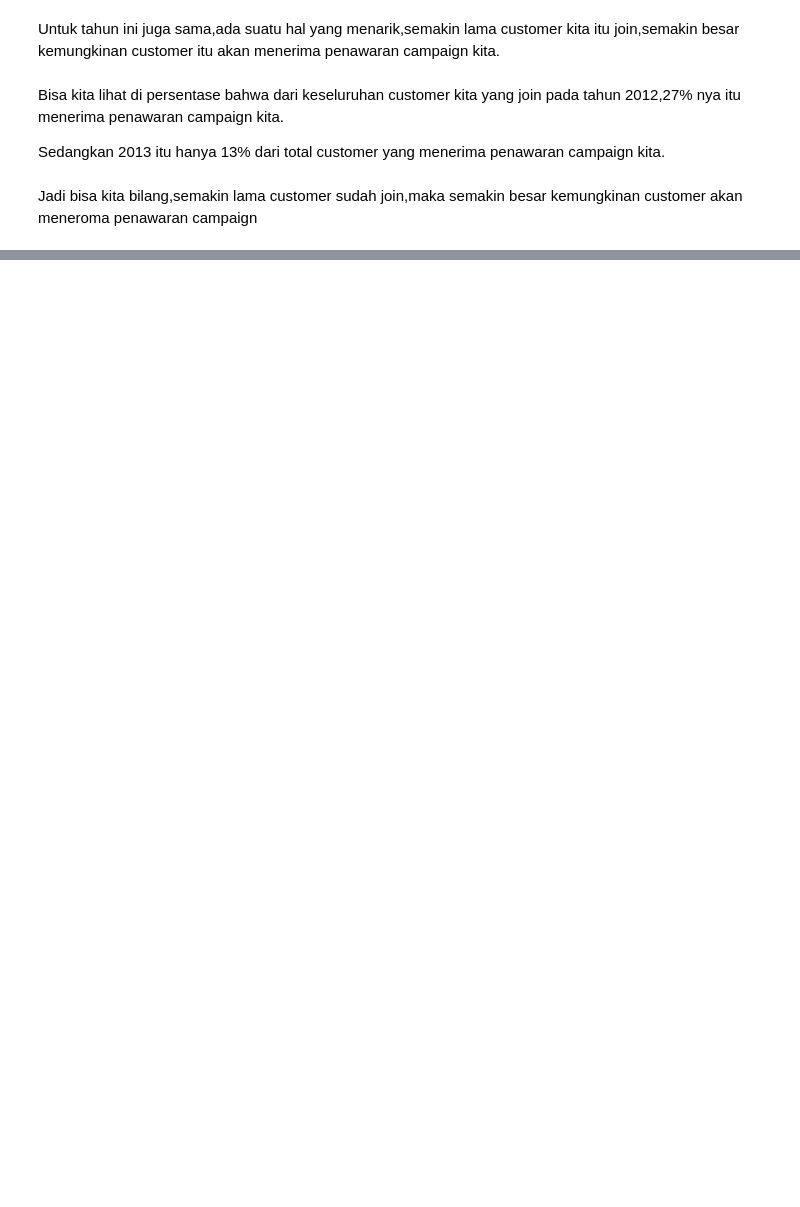
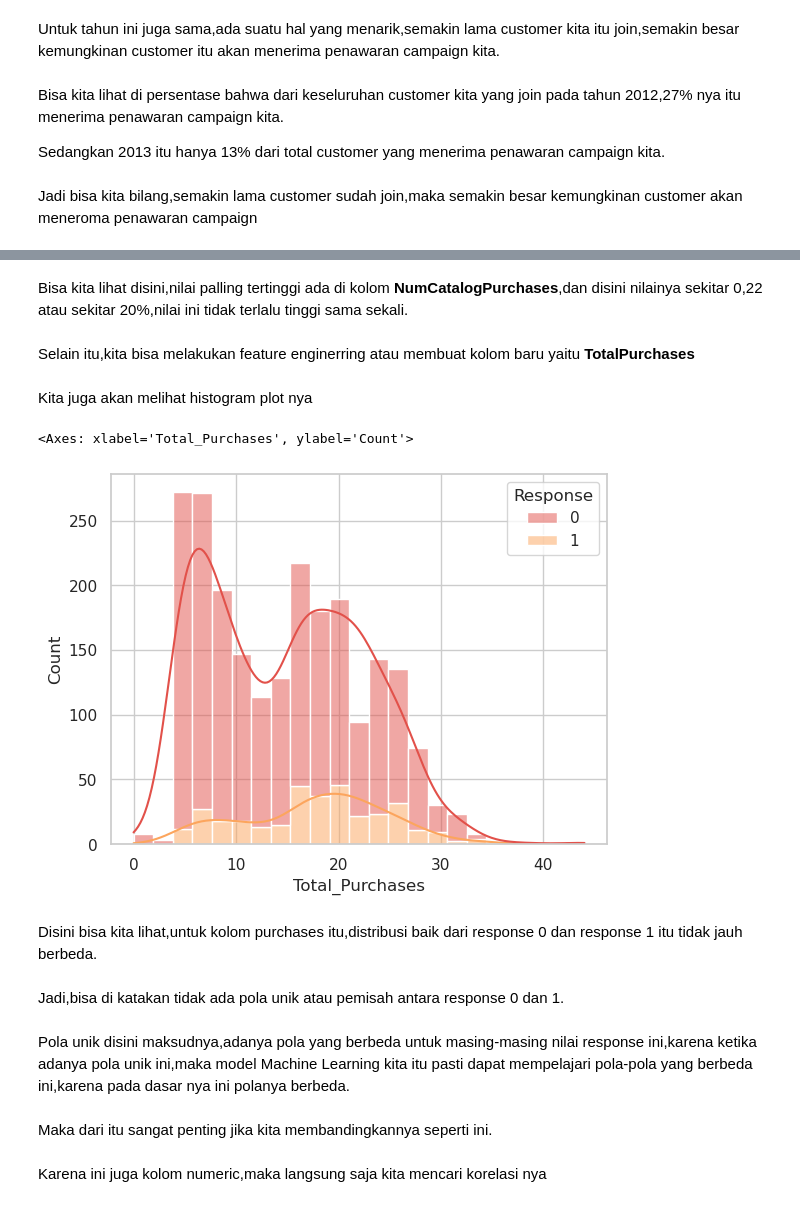
Before and after one commit to 1amkaizen/belajar-data-analyst, a Jupyter notebook: praktek.ipynb, the cells around one changed output, grey strips where cells are left out. Saved outputs shown, nothing was run; the diff lists cells and outputs as text; code cells hidden in the pictures; blank space fills up the shorter version.

```diff
--- a/praktek.ipynb
+++ b/praktek.ipynb
@@ -582,0 +671,26 @@ Jadi bisa kita bilang,semakin lama customer sudah join,maka semakin besar kemung
+# %% [markdown]
+Bisa kita lihat disini,nilai palling tertinggi ada di kolom **NumCatalogPurchases**,dan disini nilainya sekitar 0,22 atau sekitar 20%,nilai ini tidak terlalu tinggi sama sekali.
+# %% [markdown]
+Selain itu,kita bisa melakukan feature enginerring atau membuat kolom baru yaitu **TotalPurchases**
+# %%
+purchase_feature = [c for c in df.columns if 'Purchase' in str(c)]
+df['Total_Purchases'] = df[purchase_feature].sum(axis=1)
+# %% [markdown]
+Kita juga akan melihat histogram plot nya
+# %%
+sns.histplot(data=df, kde=True, x='Total_Purchases', hue='Response', multiple='stack')
+
+# Tidak ada pola unik, atau pemisah antara response 0 dan 1
+# %% [output]
+<Axes: xlabel='Total_Purchases', ylabel='Count'>
+[figure, added]
+# %% [markdown]
+Disini bisa kita lihat,untuk kolom purchases itu,distribusi baik dari response 0 dan response 1 itu tidak jauh berbeda.
+# %% [markdown]
+Jadi,bisa di katakan tidak ada pola unik atau pemisah antara response 0 dan 1.
+# %% [markdown]
+Pola unik disini maksudnya,adanya pola yang berbeda untuk masing-masing nilai response ini,karena ketika adanya pola unik ini,maka model Machine Learning kita itu pasti dapat mempelajari pola-pola yang berbeda ini,karena pada dasar nya ini polanya berbeda.
+# %% [markdown]
+Maka dari itu sangat penting jika kita membandingkannya seperti ini.
+# %% [markdown]
+Karena ini juga kolom numeric,maka langsung saja kita mencari korelasi nya
```
Also changed, not shown: parts of 239 cells of this notebook.
